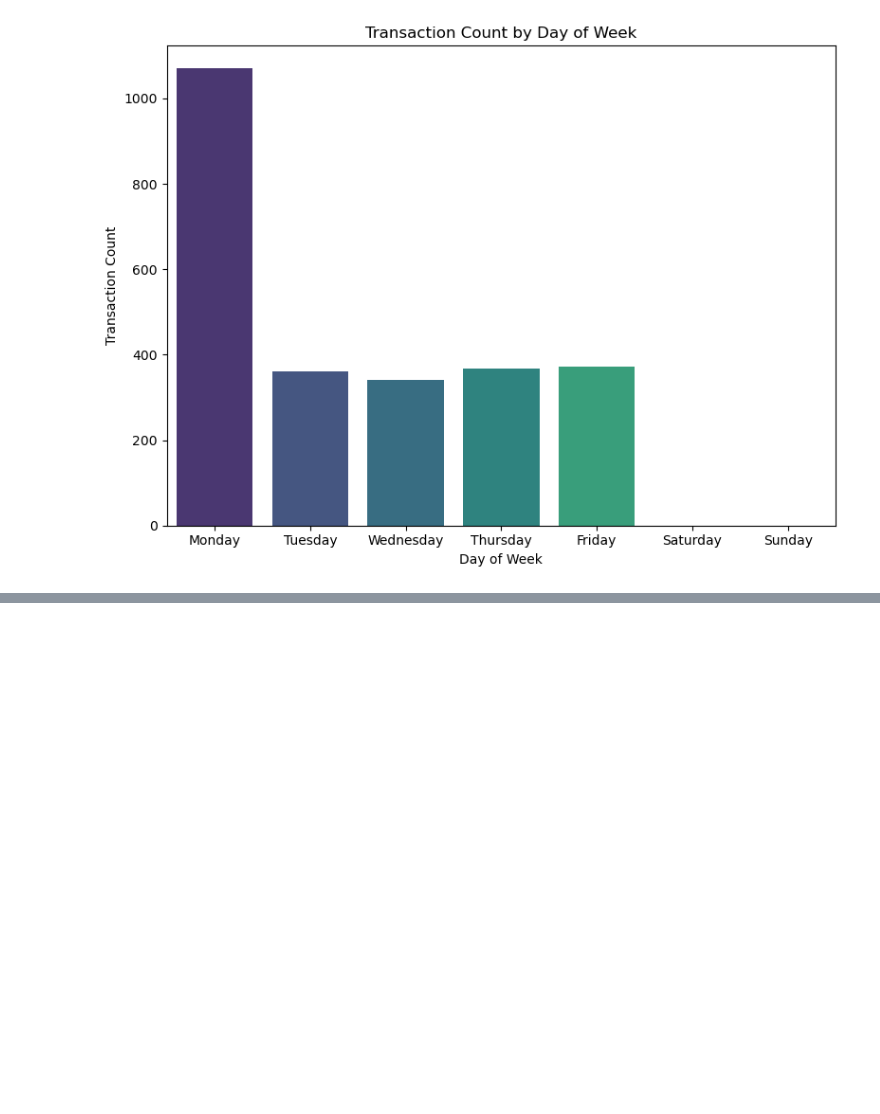
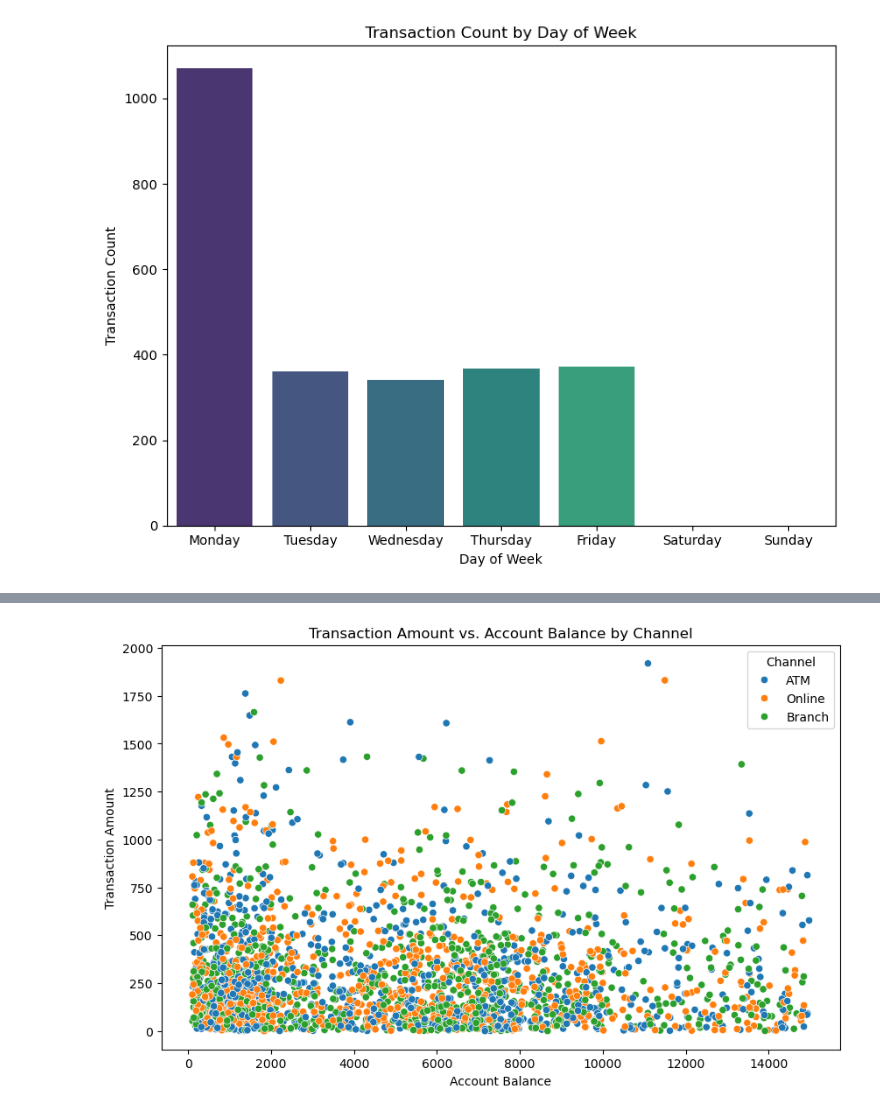
Before and after one commit to kealankuar/bank-fraud-anomaly-detection, a Jupyter notebook: notebooks/EDA.ipynb, the cells around one changed output, grey strips where cells are left out. Saved outputs shown, nothing was run; the diff lists cells and outputs as text; code cells hidden in the pictures; blank space fills up the shorter version.

```diff
--- a/notebooks/EDA.ipynb
+++ b/notebooks/EDA.ipynb
@@ -247,0 +268,10 @@ Passing `palette` without assigning `hue` is deprecated and will be removed in v
+# %%
+plt.figure(figsize=(10, 6))
+sns.scatterplot(data=data, x='AccountBalance', y='TransactionAmount', hue='Channel')
+plt.title("Transaction Amount vs. Account Balance by Channel")
+plt.xlabel("Account Balance")
+plt.ylabel("Transaction Amount")
+plt.legend(title='Channel')
+plt.show()
+# %% [output]
+[figure, added]
```
Also changed, not shown: parts of 8 cells of this notebook.
